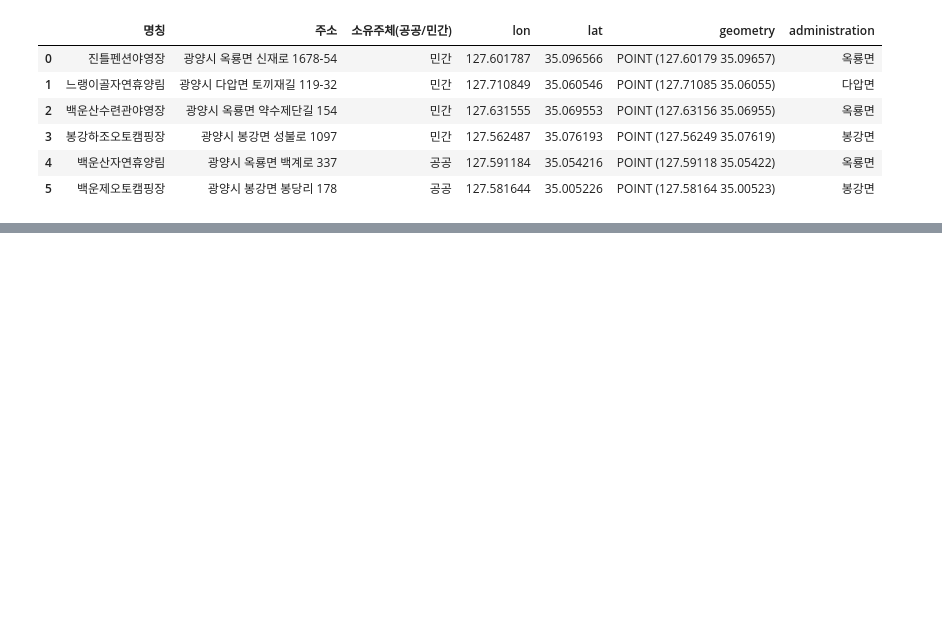
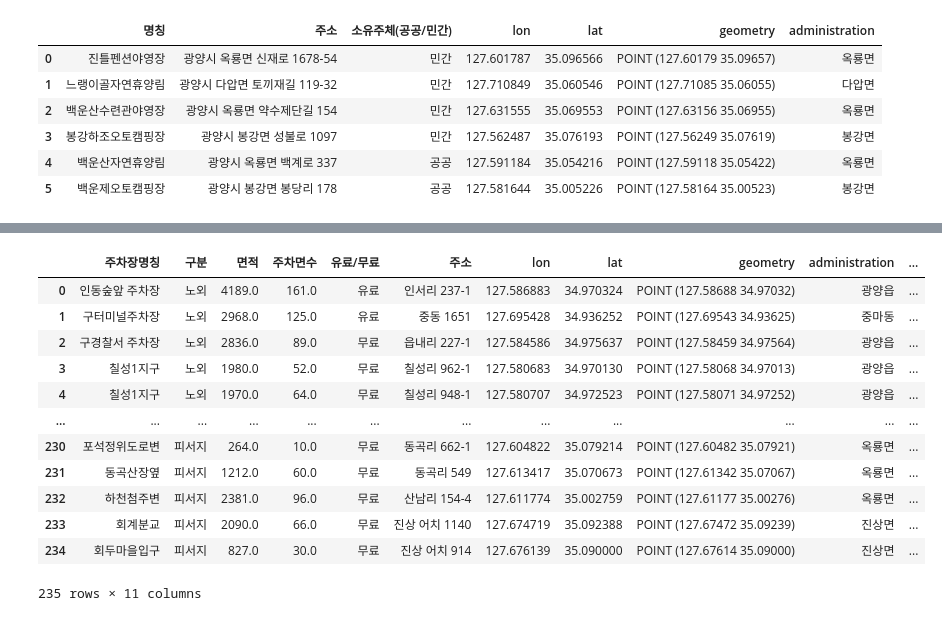
Before and after one commit to jaejae-yoo/COMPAS, a Jupyter notebook: polygon.ipynb, the cells around one changed output, grey strips where cells are left out. Cells and saved outputs as stored; diff of their text form; code cells hidden in the pictures; blank space fills up the shorter version.

```diff
--- a/polygon.ipynb
+++ b/polygon.ipynb
@@ -260,0 +309,5 @@ campsite
+# %%
+import numpy as np
+owner_list= np.array([owner_land.소유구분명[j] for i in range(len(parkingLot.geometry)) for j in range(len(owner_land.geometry)) if parkingLot.geometry[i].within(owner_land.geometry[j])==True])
+
+owner_list
@@ -260,0 +334,19 @@ campsite
+# %%
+#02.광양시_주차장_공간정보 소유자 구분 추가 완료
+
+parkingLot['소유지구분명'] = owner_list
+parkingLot
+# %% [output]
+|  | 주차장명칭 | 구분 | 면적 | 주차면수 | 유료/무료 | 주소 | lon | lat | geometry | administration | ... |
+| 0 | 인동숲앞 주차장 | 노외 | 4189.0 | 161.0 | 유료 | 인서리 237-1 | 127.586883 | 34.970324 | POINT (127.58688 34.97032) | 광양읍 | ... |
+| 1 | 구터미널주차장 | 노외 | 2968.0 | 125.0 | 유료 | 중동 1651 | 127.695428 | 34.936252 | POINT (127.69543 34.93625) | 중마동 | ... |
+| 2 | 구경찰서 주차장 | 노외 | 2836.0 | 89.0 | 무료 | 읍내리 227-1 | 127.584586 | 34.975637 | POINT (127.58459 34.97564) | 광양읍 | ... |
+| 3 | 칠성1지구 | 노외 | 1980.0 | 52.0 | 무료 | 칠성리 962-1 | 127.580683 | 34.970130 | POINT (127.58068 34.97013) | 광양읍 | ... |
+| 4 | 칠성1지구 | 노외 | 1970.0 | 64.0 | 무료 | 칠성리 948-1 | 127.580707 | 34.972523 | POINT (127.58071 34.97252) | 광양읍 | ... |
+| ... | ... | ... | ... | ... | ... | ... | ... | ... | ... | ... | ... |
+| 230 | 포석정위도로변 | 피서지 | 264.0 | 10.0 | 무료 | 동곡리 662-1 | 127.604822 | 35.079214 | POINT (127.60482 35.07921) | 옥룡면 | ... |
+| 231 | 동곡산장옆 | 피서지 | 1212.0 | 60.0 | 무료 | 동곡리 549 | 127.613417 | 35.070673 | POINT (127.61342 35.07067) | 옥룡면 | ... |
+| 232 | 하천첨주변 | 피서지 | 2381.0 | 96.0 | 무료 | 산남리 154-4 | 127.611774 | 35.002759 | POINT (127.61177 35.00276) | 옥룡면 | ... |
+| 233 | 회계분교 | 피서지 | 2090.0 | 66.0 | 무료 | 진상 어치 1140 | 127.674719 | 35.092388 | POINT (127.67472 35.09239) | 진상면 | ... |
+| 234 | 회두마을입구 | 피서지 | 827.0 | 30.0 | 무료 | 진상 어치 914 | 127.676139 | 35.090000 | POINT (127.67614 35.09000) | 진상면 | ... |
+235 rows × 11 columns
```
Also changed, not shown: parts of 34 cells of this notebook, 3 other files.
